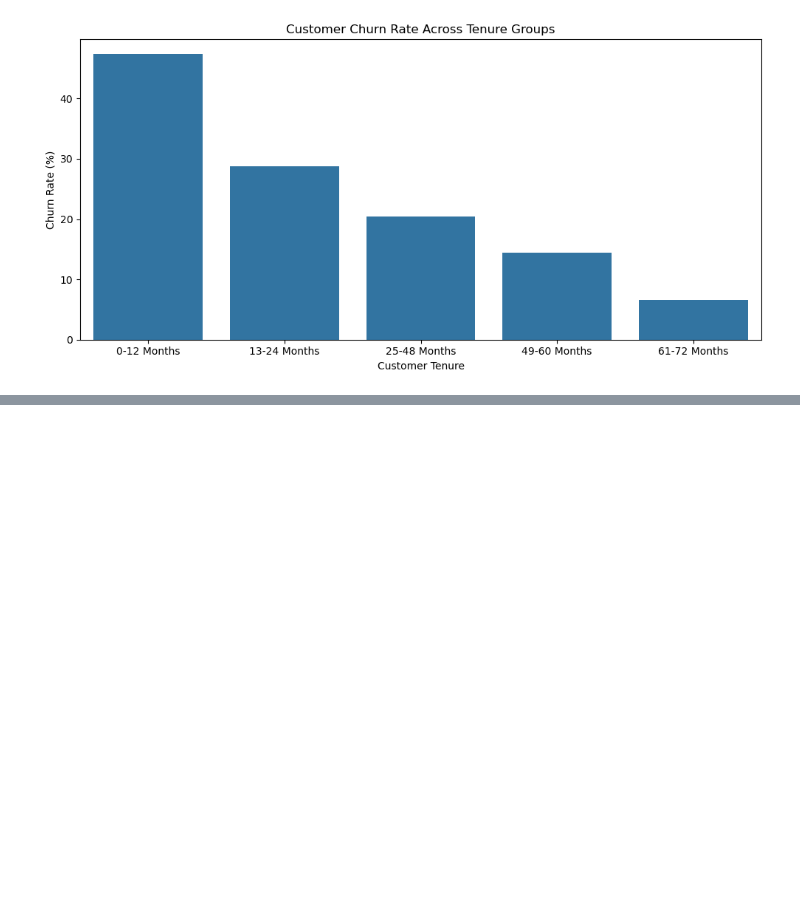
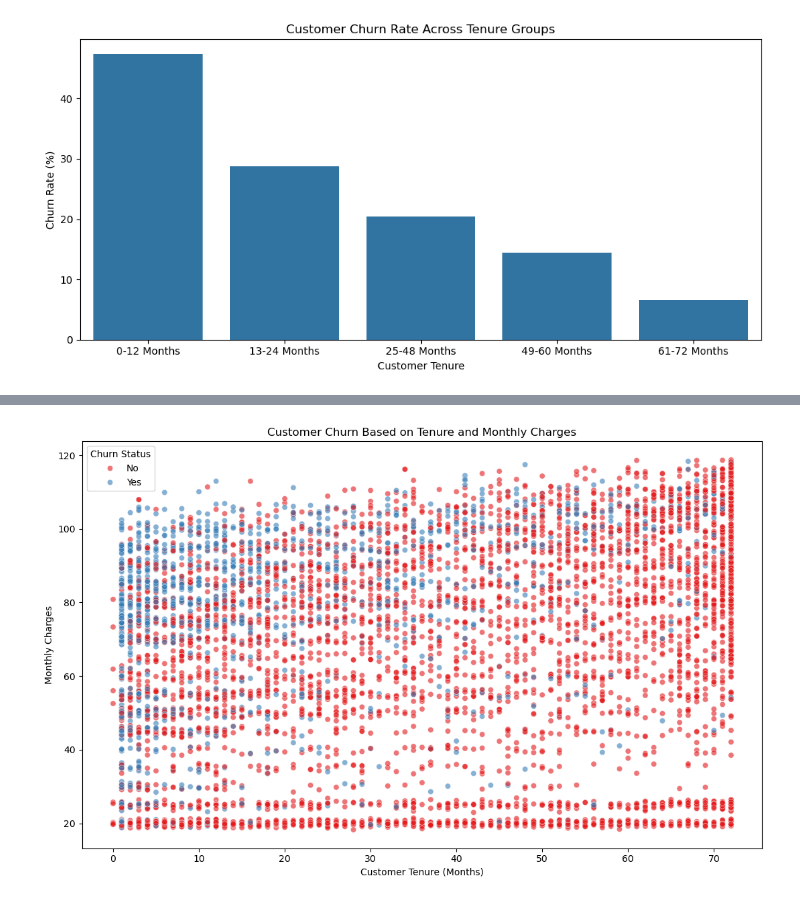
Before and after one commit to Medhanw/Customer_Churn_Prediction, a Jupyter notebook: Customer_Churn_Prediction.ipynb, the cells around one changed output, grey strips where cells are left out. Drawn from its saved outputs; the diff is of its cells as text; code cells hidden in the pictures; blank space fills up the shorter version.

```diff
--- a/Customer_Churn_Prediction.ipynb
+++ b/Customer_Churn_Prediction.ipynb
@@ -1838,0 +1902,33 @@ CHURN RATE BY TENURE GROUP
+# %%
+
+# ==========================================
+# MULTIVARIATE SCATTER PLOT
+# ==========================================
+
+plt.figure(figsize=(11, 7))
+
+sns.scatterplot(
+    data=df,
+    x="tenure",
+    y="MonthlyCharges",
+    hue="Churn",
+    alpha=0.6,
+    palette="Set1"
+)
+
+plt.title("Customer Churn Based on Tenure and Monthly Charges")
+plt.xlabel("Customer Tenure (Months)")
+plt.ylabel("Monthly Charges")
+plt.legend(title="Churn Status")
+
+plt.tight_layout()
+
+plt.savefig(
+    "Images/tenure_monthly_charges_churn.png",
+    dpi=300,
+    bbox_inches="tight"
+)
+
+plt.show()
+# %% [output]
+[figure, added]
```
Also changed, not shown: parts of 8 cells of this notebook.
